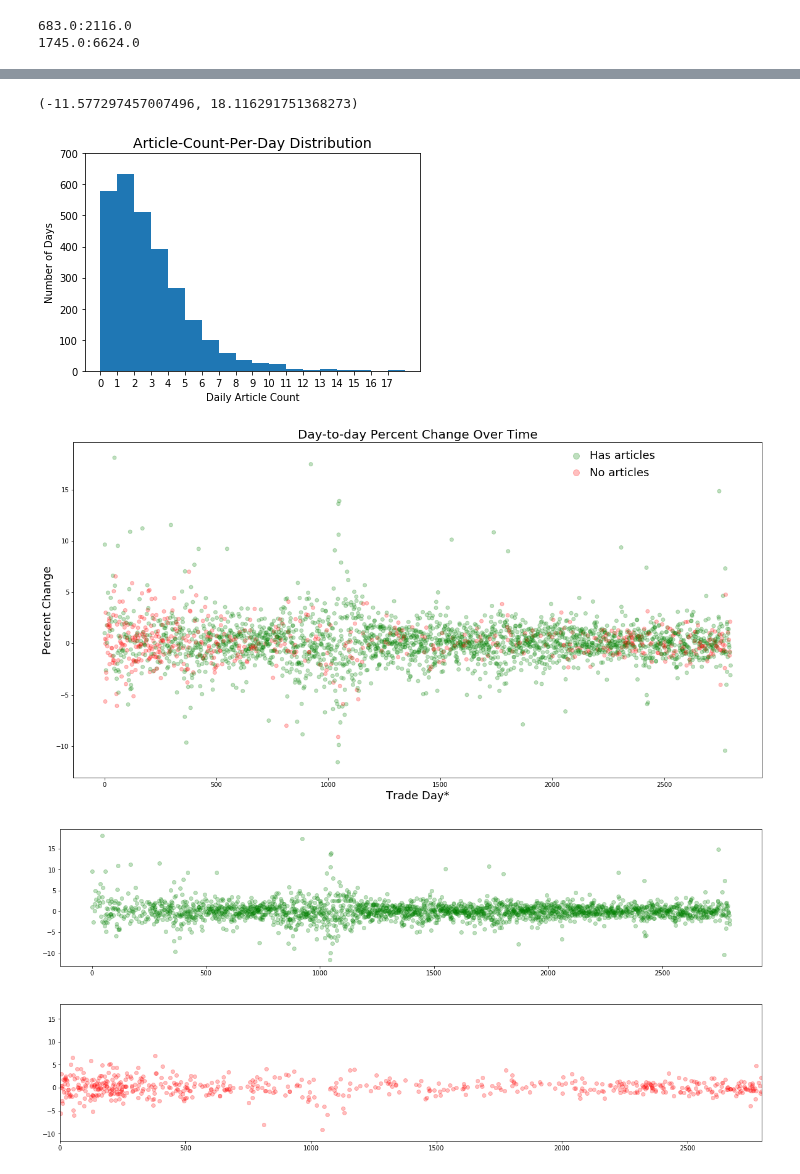
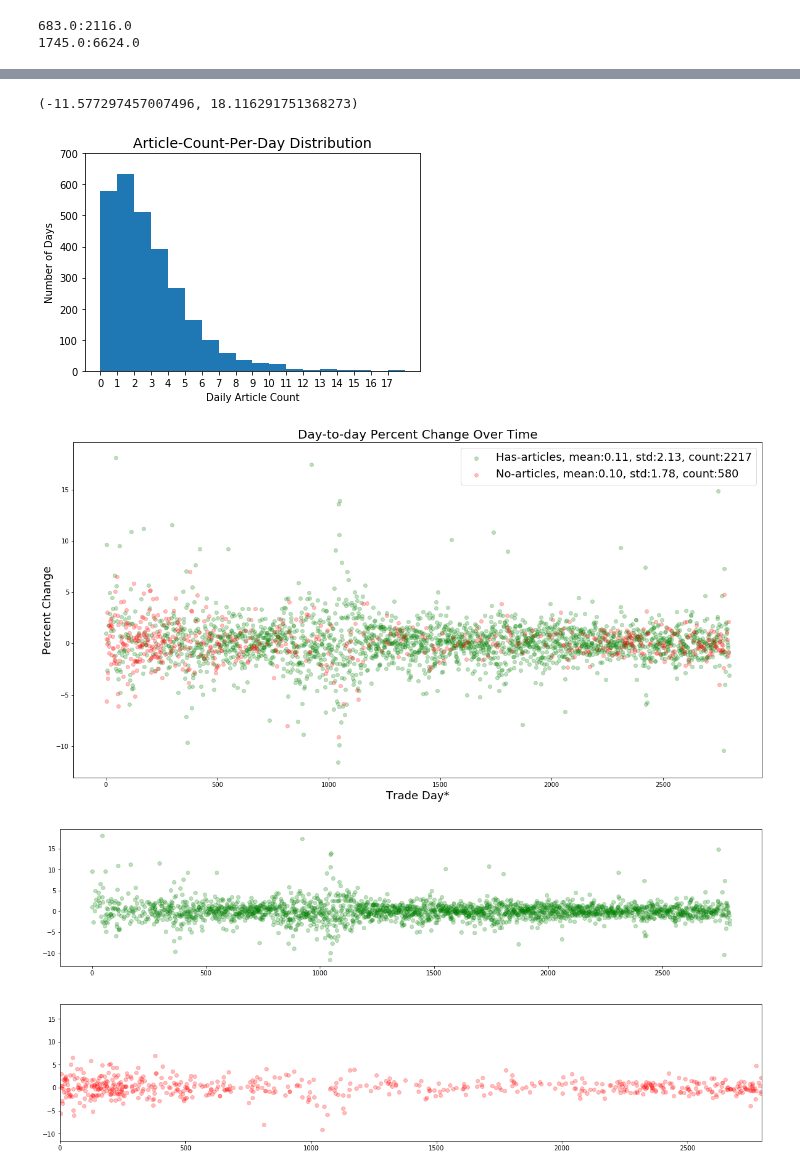
Before and after one commit to hanhpham/MLND, a Jupyter notebook: projects/capstone/visuals/capstone_visualizations.ipynb, the cells around one changed output, grey strips where cells are left out. Drawn from its saved outputs; the diff is of its cells as text; code cells hidden in the pictures.

Commit message:
added legend with basic stats to main scatter plot

```diff
--- a/projects/capstone/visuals/capstone_visualizations.ipynb
+++ b/projects/capstone/visuals/capstone_visualizations.ipynb
@@ -3,6 +3,7 @@ import numpy as np
 import pandas as pd
 from time import time
 import matplotlib.pyplot as plt
+import matplotlib.transforms as mtransforms
 from collections import Counter
 from dateutil.parser import parse
 from collections import OrderedDict
@@ -94,34 +95,45 @@ trade_data['HasNews'] = pd.Series(tags, index=trade_data.index)
 # print(tags)
 display(trade_data.tail(n=5))
 
+# create subsets of 'hasNews' vs 'noNews'
+trade_data_hasNews = trade_data[trade_data.HasNews==1]
+trade_data_noNews = trade_data[trade_data.HasNews==0]
+stats_hasNews=trade_data_hasNews.describe()
+stats_noNews=trade_data_noNews.describe()
+display(stats_hasNews)
+display(stats_noNews)
+
+# plot the 2 subsets together
+# include basic stats in legend
 fig1, ax1 = plt.subplots(figsize=(20,10))
-colors = ['red' if c==0 else 'green' for c in trade_data.HasNews]
-ax1.scatter(trade_data.index, trade_data.Change, c=colors, alpha=0.25)
+ax1.scatter(trade_data_hasNews.index, trade_data_hasNews.Change, c='green', alpha=0.25,\
+           label= "Has-articles, mean:{0:.2f}, std:{1:.2f}, count:{2:.0f}".format\
+            (stats_hasNews.Change['mean'], stats_hasNews.Change['std'], \
+             stats_hasNews.Change['count']))
+ax1.scatter(trade_data_noNews.index, trade_data_noNews.Change, c='red', alpha=0.25,\
+           label= "No-articles, mean:{0:.2f}, std:{1:.2f}, count:{2:.0f}".format\
+            (stats_noNews.Change['mean'], stats_noNews.Change['std'],\
+             stats_noNews.Change['count']))
+ax1.legend(fontsize=18)
 ax1.set_title("Day-to-day Percent Change Over Time", fontsize = 20)
 ax1.set_xlabel("Trade Day*", fontsize=18) # Where '0' corresponds to the first trade day in the data series
 ax1.set_ylabel("Percent Change",fontsize=18)
-ax1.text(.75,.95,"Has articles",transform=ax1.transAxes,fontsize=18)
-ax1.text(.75,.9,"No articles",transform=ax1.transAxes,fontsize=18)
-ax1.plot(.73, .96, 'ko', transform=ax1.transAxes, fillstyle = 'full', color='green',alpha=0.25, markersize = 10.0)
-ax1.plot(.73, .91, 'ko', transform=ax1.transAxes, fillstyle = 'full', color='red',alpha=0.25, markersize = 10.0)
 
-# plot percent change for trade days with articles
-trade_data_hasNews = trade_data[trade_data.HasNews==1]
+# plot the 'hasNews' subset alone
 fig3, ax3 = plt.subplots(figsize=(20,4))
 ax3.scatter(trade_data_hasNews.index, trade_data_hasNews.Change, c='green', alpha=0.25)
 
-# stats & plot percent change for trade days with no articles
-trade_data_noNews = trade_data[trade_data.HasNews==0]
+# plot the 'noNews' subset alone
 fig2, ax2 = plt.subplots(figsize=(20,4))
 ax2.scatter(trade_data_noNews.index, trade_data_noNews.Change, c='red', alpha=0.25)
 ax2.set_xlim((ax3.dataLim.x0,ax3.dataLim.x1))
 ax2.set_ylim((ax3.dataLim.y0,ax3.dataLim.y1))
 
-# Comments on scatterplot:
+# Thoughts on main scatter plot:
 # day-to-day changes >= 7% mostly corresponds to 'has-news' days.
-# Fluctuations on 'no-news' days can correspond to: (1) events not capture by nyt
+# Fluctuations on 'no-news' days can correspond to: (1) events not captured by nyt
 # (2) carry-over effects of news from previous days
-# *Note the visual biases inherent in this plot as the ratio of no-news to has-news is ~6:28 -> ~1:5
+# *Note the visual bias inherent in this plot as the ratio of no-news to has-news is ~6:28 -> ~1:5
 # %% [output]
 |  | id | pub_date | headline_senti | summary_senti | headline_summary_senti | lead_paragraph_senti | ... |
 | 0 | 54a4a6d338f0d83a07dc4ed6 | 2015-01-01T00:00:00Z | 0.0 | -0.7003 | -0.7003 | 0.2023 | ... |
@@ -145,5 +175,5 @@ ax2.set_ylim((ax3.dataLim.y0,ax3.dataLim.y1))
 (-11.577297457007496, 18.116291751368273)
 [figure]
-[figure, old version]
+[figure, new version]
 [figure]
 [figure]
```
Also changed, not shown: parts of 1 cell of this notebook.
